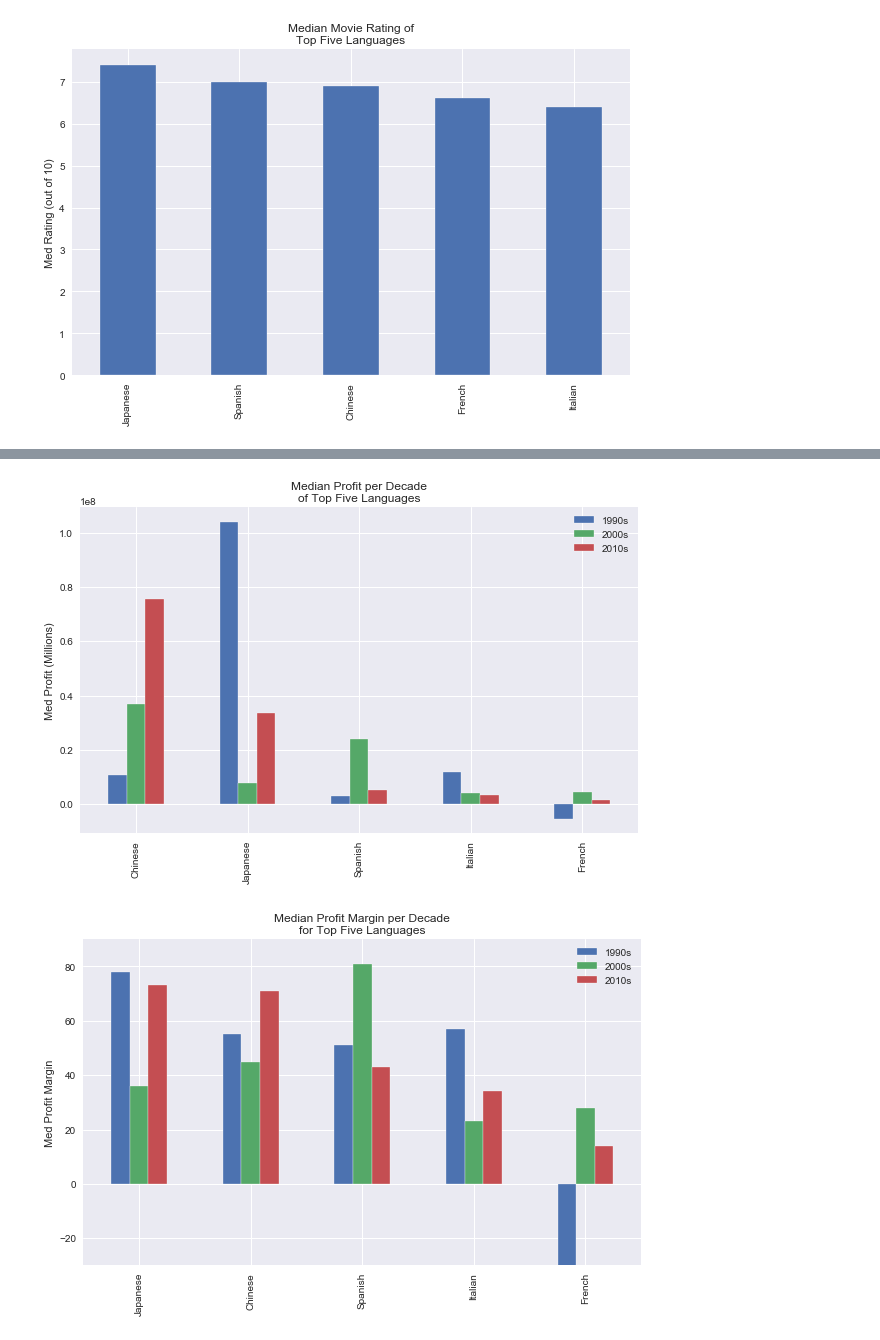
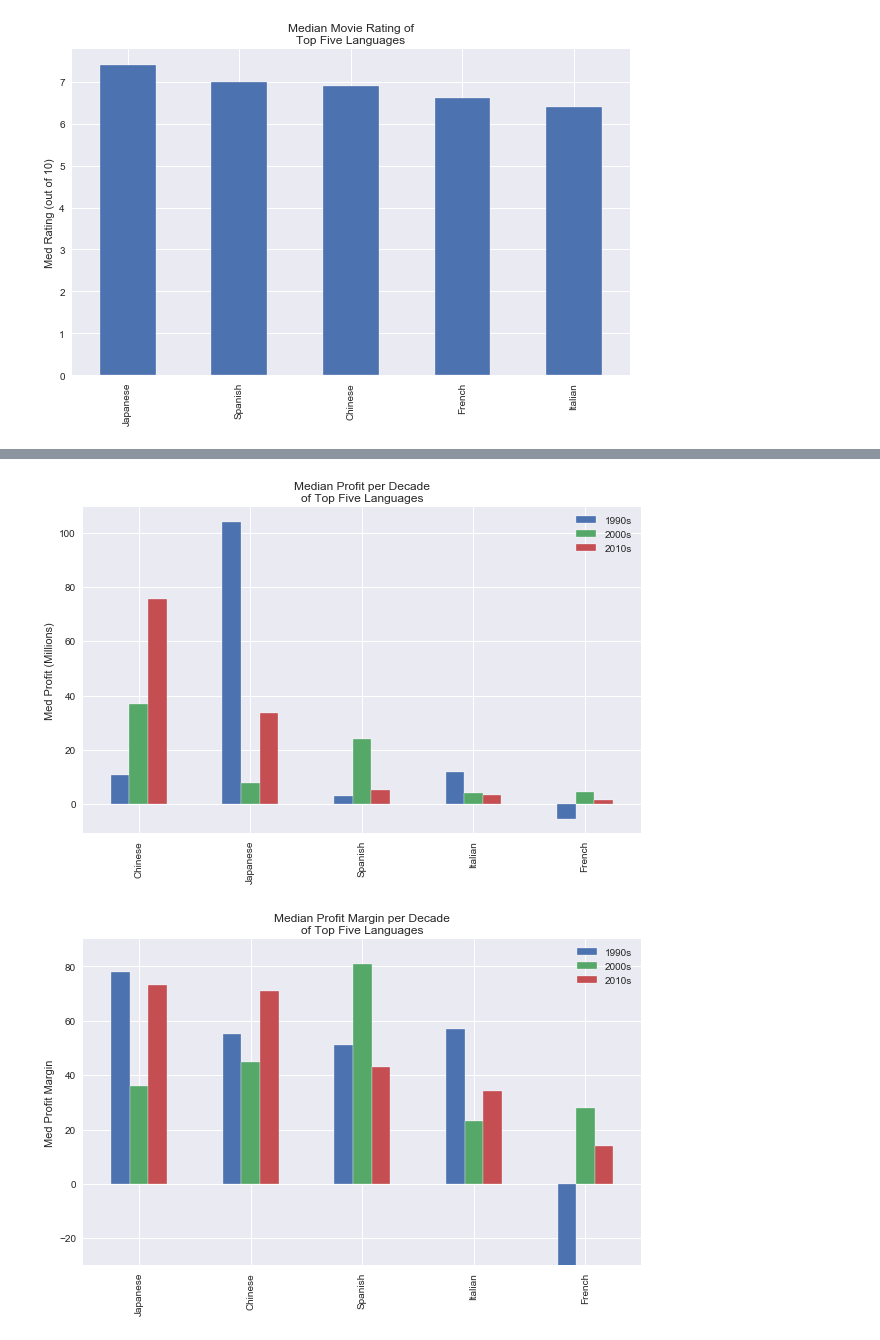
Before and after one commit to EricB10/movie_eda, a Jupyter notebook: PRIMARY_notebook.ipynb, the cells around one changed output, grey strips where cells are left out. Saved outputs shown, nothing was run; the diff lists cells and outputs as text; code cells hidden in the pictures.

```diff
--- a/PRIMARY_notebook.ipynb
+++ b/PRIMARY_notebook.ipynb
@@ -54,6 +54,16 @@ for key, value in top_five_lang.items():
 for key, value in top_five_lang.items():
     top_five_lang[key]['median_avg_vote'] = round(
         df.groupby('original_language')['avg_vote'].median().loc[key], 1)
+
+# Add mean profit
+for key, value in top_five_lang.items():
+    top_five_lang[key]['mean_profit'] = int(round(
+        df.groupby('original_language')['avg_vote'].mean().loc[key]))
+
+# Add median profit
+for key, value in top_five_lang.items():
+    top_five_lang[key]['median_profit'] = int(round(
+        df.groupby('original_language')['profit'].median().loc[key]))
 
 # Add mean vote by decade
 for decade in ['90s', '00s', '10s']:
@@ -243,13 +262,13 @@ plt.show()
 # %%
 # Plot median profit per decade for top 5 languages
-top_five_df[['90s_median_profit', '00s_median_profit', '10s_median_profit']].sort_values(
+(top_five_df[['90s_median_profit', '00s_median_profit', '10s_median_profit']]/1000000).sort_values(
     by='10s_median_profit',ascending=False).plot(kind='bar',figsize=(10,6))
 plt.title('Median Profit per Decade\nof Top Five Languages')
 plt.ylabel('Med Profit (Millions)')
 plt.legend(labels=['1990s', '2000s', '2010s'])
 plt.show()
 # %% [output]
-[figure, old version]
+[figure, new version]
 # %%
 # Plot median profit margin per decade for top 5 languages
 top_five_df[['90s_median_profit_margin', '00s_median_profit_margin', '10s_median_profit_margin']].sort_values(
```
Also changed, not shown: parts of 5 cells of this notebook, 9 other files.
